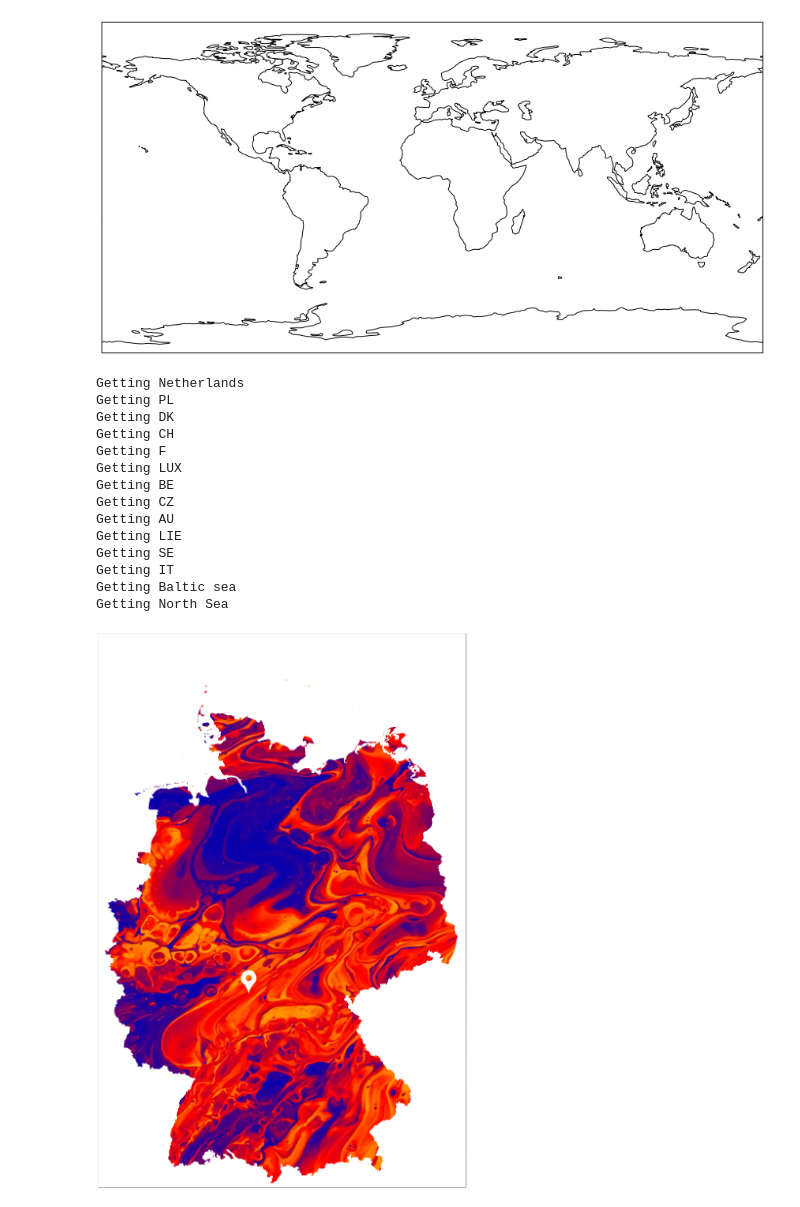
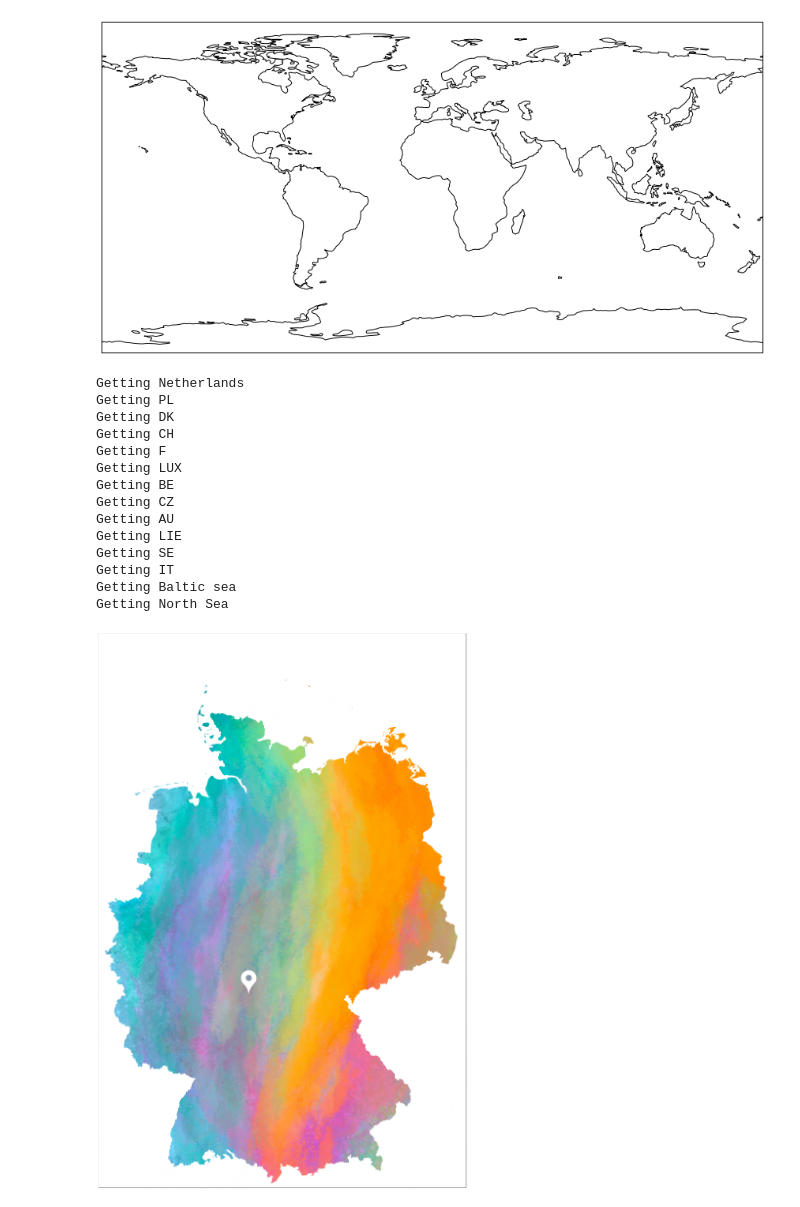
Before and after one commit to Dominik-Hillmann/pin-maps, a Jupyter notebook: trial.ipynb, the cells around one changed output. Saved outputs shown, nothing was run; the diff lists cells and outputs as text; code cells hidden in the pictures.

Commit message:
Tried out fonts and backgrounds

```diff
--- a/trial.ipynb
+++ b/trial.ipynb
@@ -240,7 +240,7 @@ ax.add_geometries(
 #imagebox.image.axes = ax
 #ab = AnnotationBbox(imagebox, (10.5, 50.9), pad = 0, frameon = False)
 #ax.add_artist(ab)
-background_path = os.path.join('data', 'img', 'abstract-neon.png')
+background_path = os.path.join('data', 'img', 'dust.png')
 background = plt.imread(background_path)
 background_extent = (5.5, 15.3, 47.0, 55.5) # (west, east, south, north)
 ax.imshow(background, origin = 'upper', extent = background_extent)
@@ -295,31 +295,31 @@ ax.imshow(background, origin = 'upper', extent = background_extent)
 #    extent = (11.6276, 11.6276 + 11.5, 51.1205,  52.1205 + 1.5),
 #    transform = projection,
 #    zorder = 11
 #)
 
 pin_path = os.path.join('data', 'img', 'pin.png')
 pin = plt.imread(pin_path)
 pin_extent = (9.41, 9.41 + 0.4, 50.33, 50.33 + 0.4)
 ax.imshow(pin, origin = 'upper', extent = pin_extent, transform = projection, zorder = 11)
 
 #plt.show()
 ax.set_aspect(1.6)
 plt.savefig(os.path.join('output', 'test.png'))
 
 # https://www.diva-gis.org/gdata
 # %% [output]
 Getting Netherlands
 Getting PL
 Getting DK
 Getting CH
 Getting F
 Getting LUX
 Getting BE
 Getting CZ
 Getting AU
 Getting LIE
 Getting SE
 Getting IT
 Getting Baltic sea
 Getting North Sea
-[figure, old version]
+[figure, new version]
```
Also changed, not shown: 19 other files.
